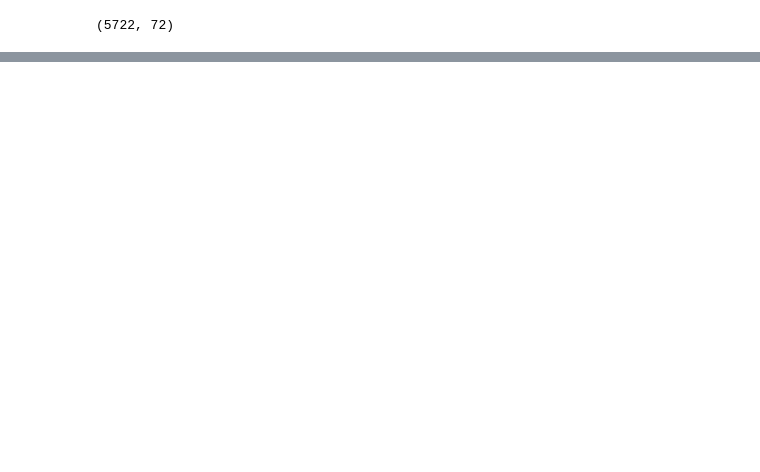
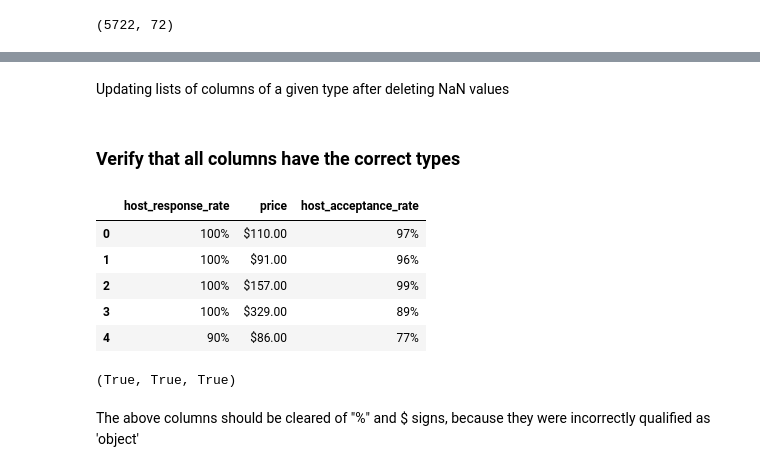
Before and after one commit to MarieeCzy/airbnb_data_analysis, a Jupyter notebook: data_cleaning/airbnb_data_cleaning.ipynb, the cells around one changed output, grey strips where cells are left out. Drawn from its saved outputs; the diff is of its cells as text; code cells hidden in the pictures; blank space fills up the shorter version.

```diff
--- a/data_cleaning/airbnb_data_cleaning.ipynb
+++ b/data_cleaning/airbnb_data_cleaning.ipynb
@@ -55,0 +59,2 @@ data_frame.describe()
+# %% [markdown]
+Updating lists of columns of a given type after deleting NaN values
@@ -55,0 +65,17 @@ data_frame.describe()
+# %% [markdown]
+### Verify that all columns have the correct types
+# %%
+data_frame[['host_response_rate','price','host_acceptance_rate']].head()
+# %% [output]
+|  | host_response_rate | price | host_acceptance_rate |
+| 0 | 100% | $110.00 | 97% |
+| 1 | 100% | $91.00 | 96% |
+| 2 | 100% | $157.00 | 99% |
+| 3 | 100% | $329.00 | 89% |
+| 4 | 90% | $86.00 | 77% |
+# %%
+'host_response_rate' in object_columns, 'price' in object_columns, 'host_acceptance_rate' in object_columns
+# %% [output]
+(True, True, True)
+# %% [markdown]
+The above columns should be cleared of "%" and $ signs, because they were incorrectly qualified as 'object'
```
Also changed, not shown: parts of 19 cells of this notebook, 1 other file.
